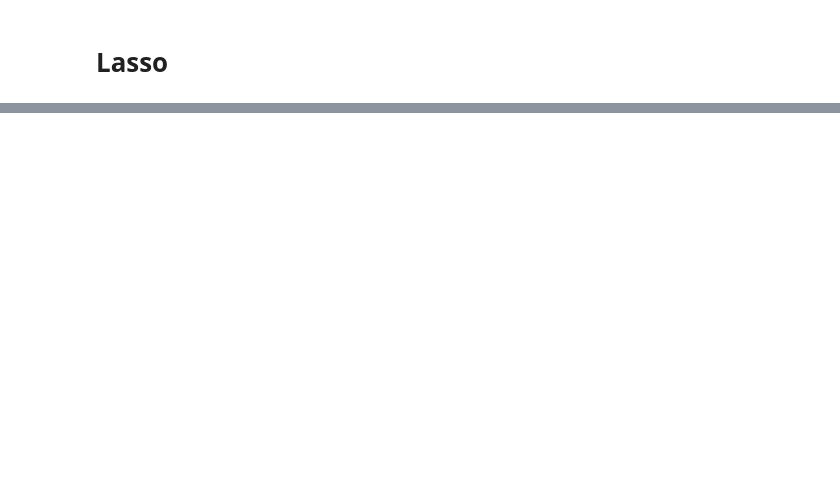
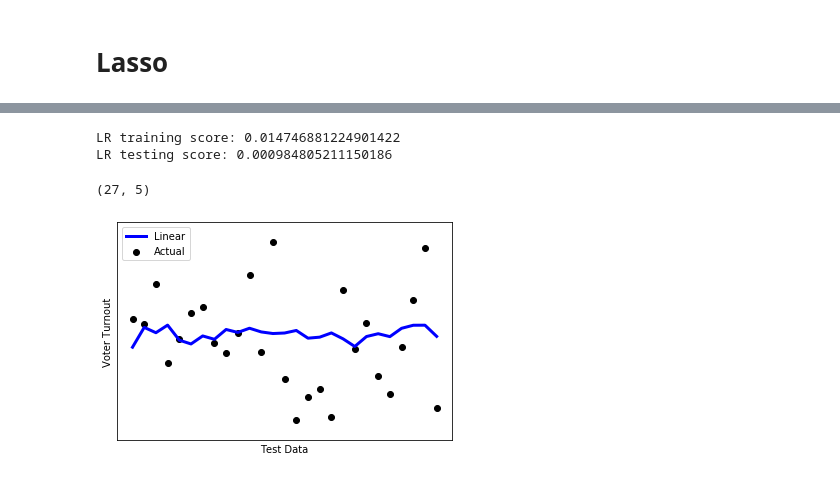
Before and after one commit to NedaTavakoli/Voter-Turnout-Prediction, a Jupyter notebook: ml_project/Updated_Lasso_Data/Linear_Lasso_Ridge.ipynb, the cells around one changed output, grey strips where cells are left out. Saved outputs shown, nothing was run; the diff lists cells and outputs as text; code cells hidden in the pictures; blank space fills up the shorter version.

```diff
--- a/ml_project/Updated_Lasso_Data/Linear_Lasso_Ridge.ipynb
+++ b/ml_project/Updated_Lasso_Data/Linear_Lasso_Ridge.ipynb
@@ -261,0 +219,37 @@ Text(0, 0.5, 'rmse')
+# %%
+lr = LinearRegression()
+lr.fit(X,encoded_Y)
+Y_pred = lr.predict(X_test)
+
+
+lr_train_score=lr.score(X,encoded_Y)
+print("LR training score:", lr_train_score)
+
+lr_test_score=lr.score(X_test,encoded_Y_test)
+print("LR testing score:", lr_test_score)
+# %% [output]
+LR training score: 0.014746881224901422
+LR testing score: 0.000984805211150186
+# %%
+from sklearn.metrics import mean_squared_error
+
+mean_squared_error(Y_test, Y_pred)
+print(X_test.shape)
+x_row =[]
+for i in range(0, X_test.shape[0]):
+    x_row.append(i)
+
+
+plt.scatter(x_row, Y_test,  color='black', label = "Actual")
+plt.plot(x_row, Y_pred, color='blue', linewidth=3, label = "Linear")
+plt.legend()
+plt.xlabel('Test Data')
+plt.ylabel('Voter Turnout')
+
+plt.xticks(())
+plt.yticks(())
+
+plt.show()
+# %% [output]
+(27, 5)
+[figure, added]
```
Also changed, not shown: parts of 23 cells of this notebook.
